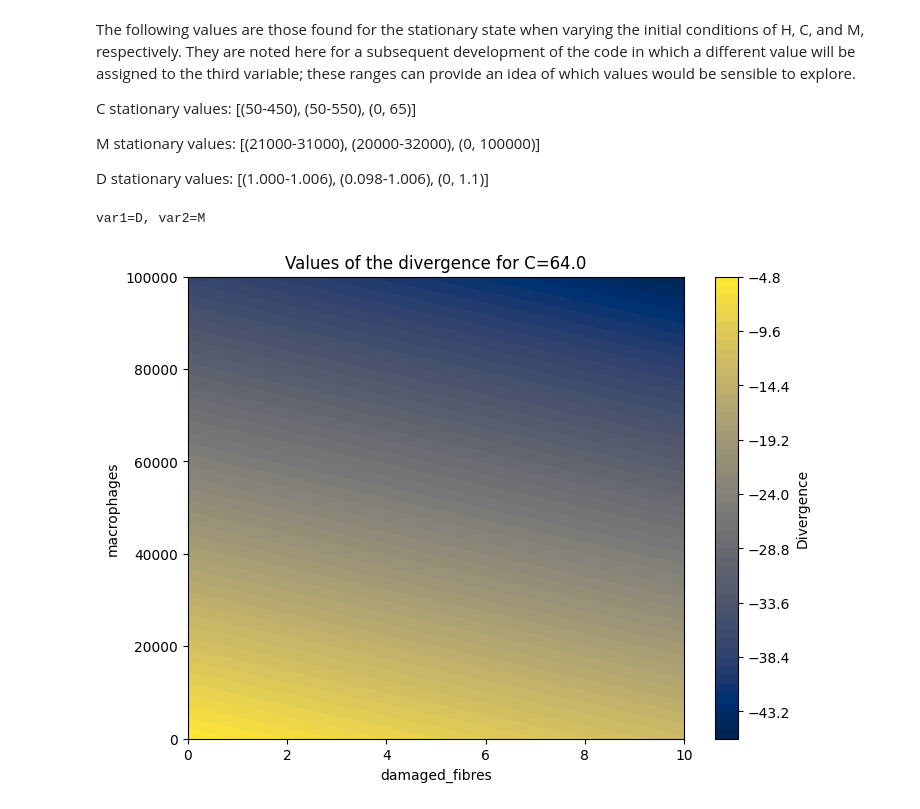
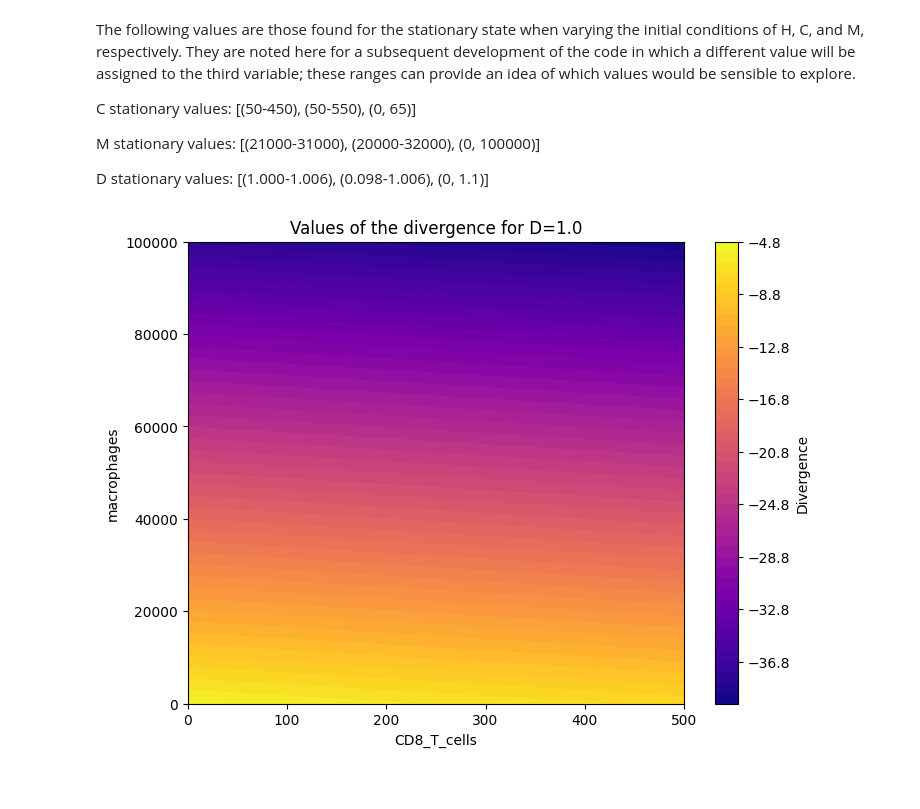
Before and after one commit to Nigritella/thesis_DMD, a Jupyter notebook: stability_analysis/global/heat_map_divergence.ipynb, the cells around one changed output. Cells and saved outputs as stored; diff of their text form; code cells hidden in the pictures.

```diff
--- a/stability_analysis/global/heat_map_divergence.ipynb
+++ b/stability_analysis/global/heat_map_divergence.ipynb
@@ -72,34 +72,33 @@ par = extract_values('parameters', config)
 
 bounds = [(0, 500), (0, 100000), (0, 10)]
 default_values = [64., 21619., 1.]
 labels = ['CD8_T_cells', 'macrophages', 'damaged_fibres']
 var_map = {
     'C': 0,
     'M': 1,
     'D': 2
 }
 
-var_x = 'D'
+var_x = 'C'
 var_y = 'M'
 
 grid_steps = 1000
 x_range = np.linspace(*bounds[var_map[var_x]], grid_steps)
 y_range = np.linspace(*bounds[var_map[var_y]], grid_steps)
 
 x, y = np.meshgrid(x_range, y_range)
 
 z = list(var_map.keys() - set([var_x, var_y]))[0]
 default_value_z = default_values[var_map[z]]
 
 div = divergence(var_x, var_y, x, y, default_value_z, par)
 
 plt.figure(figsize=(8, 6))
-plt.contourf(x, y, div, levels=50, cmap='cividis')
+plt.contourf(x, y, div, levels=50, cmap='plasma')
 plt.colorbar(label='Divergence')
 plt.xlabel(f'{labels[var_map[var_x]]}')
 plt.ylabel(f'{labels[var_map[var_y]]}')
 plt.title(f'Values of the divergence for {z}={default_value_z}')
 plt.show()
 # %% [output]
-var1=D, var2=M
-[figure, old version]
+[figure, new version]
```
Also changed, not shown: parts of 2 cells of this notebook, 1 other file.
